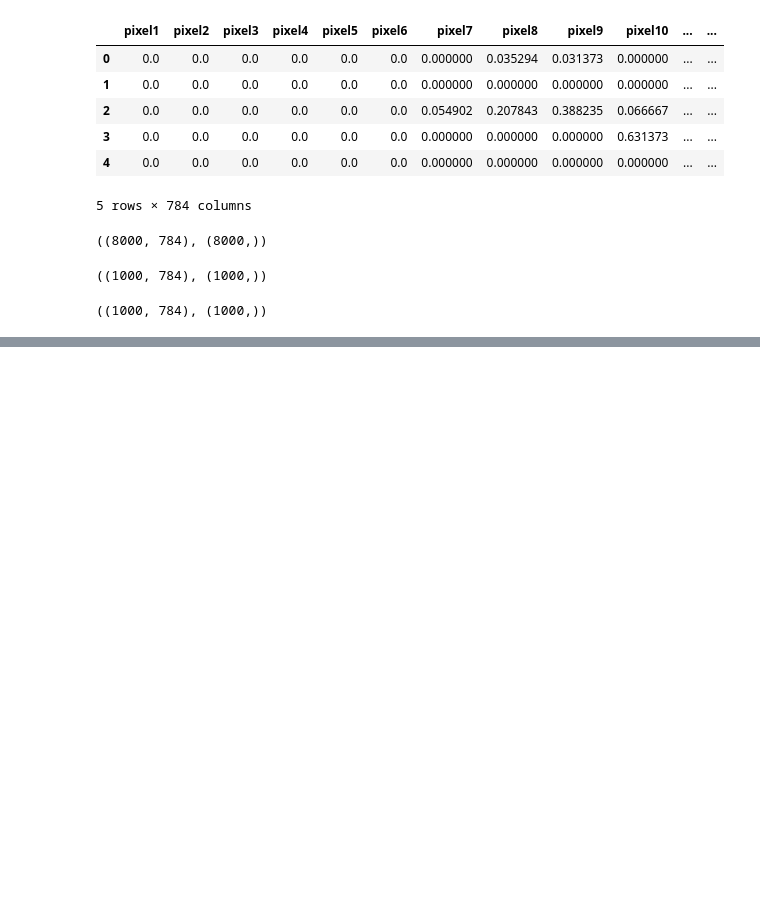
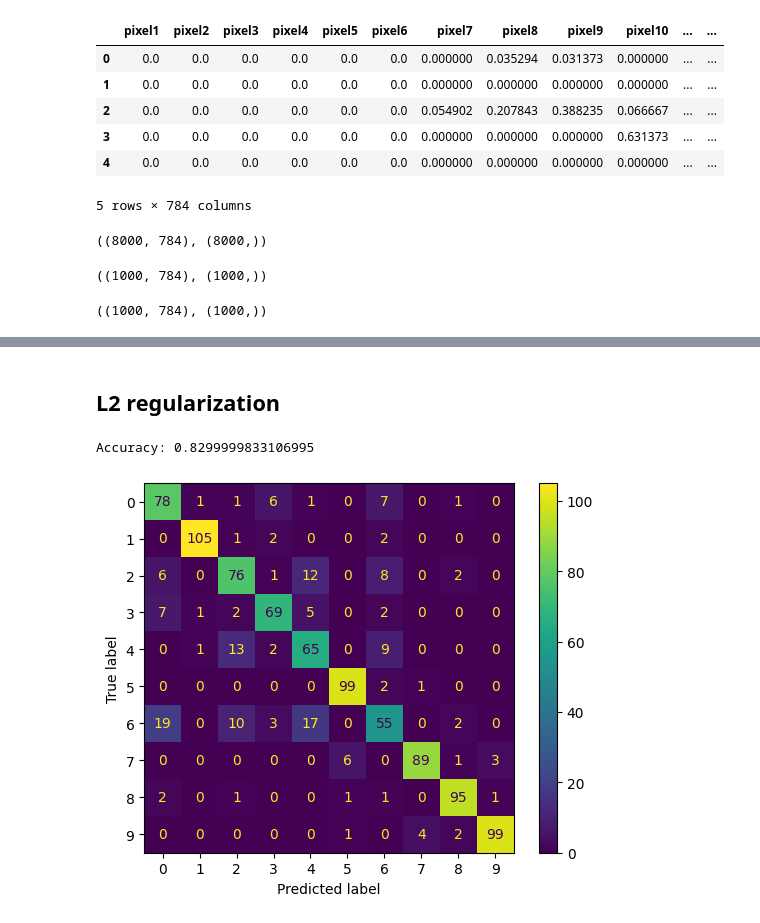
Before and after one commit to jjordanoc/lab2-ml, a Jupyter notebook: lab2_ml.ipynb, the cells around one changed output, grey strips where cells are left out. Saved outputs shown, nothing was run; the diff lists cells and outputs as text; code cells hidden in the pictures; blank space fills up the shorter version.

Commit message:
added l2 regularized model

```diff
--- a/lab2_ml.ipynb
+++ b/lab2_ml.ipynb
@@ -80,3 +80,11 @@ X_validate.shape, Y_validate.shape
 X_test.shape, Y_test.shape
 # %% [output]
 ((1000, 784), (1000,))
+# %%
+def get_metrics(x, ytrue, estimator):
+    ypred = estimator.predict(x)
+    acc = accuracy_score(ytrue, ypred)
+    print("Accuracy:", acc)
+    cm = confusion_matrix(ytrue, ypred).get()
+    cm_display = ConfusionMatrixDisplay(confusion_matrix=cm, display_labels=label_type.keys())
+    cm_display.plot()
@@ -94,0 +102,4 @@ cm_display.plot()
+# %% [markdown]
+## L2 regularization
+# %%
+l2_regularized_estimator = l2_regularized_model.fit(X_train, Y_train)
@@ -94,0 +108,5 @@ cm_display.plot()
+# %%
+get_metrics(X_validate, Y_validate, l2_regularized_estimator)
+# %% [output]
+Accuracy: 0.8299999833106995
+[figure, added]
```
Also changed, not shown: parts of 4 cells of this notebook, 2 other files.
